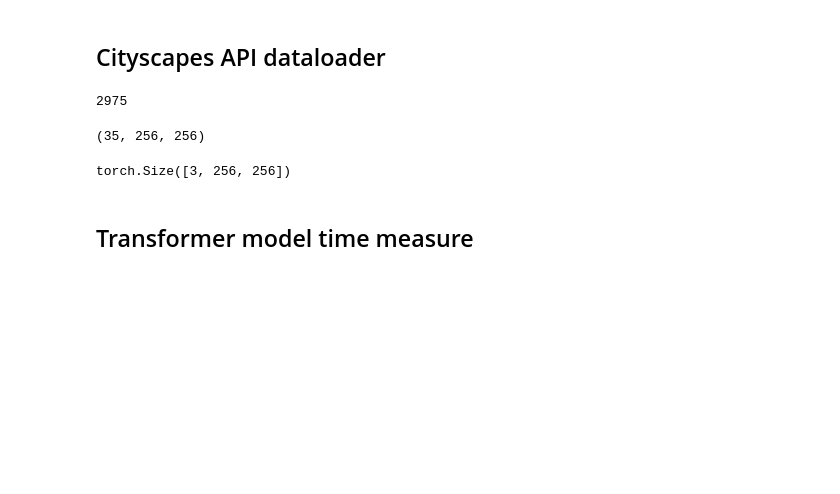
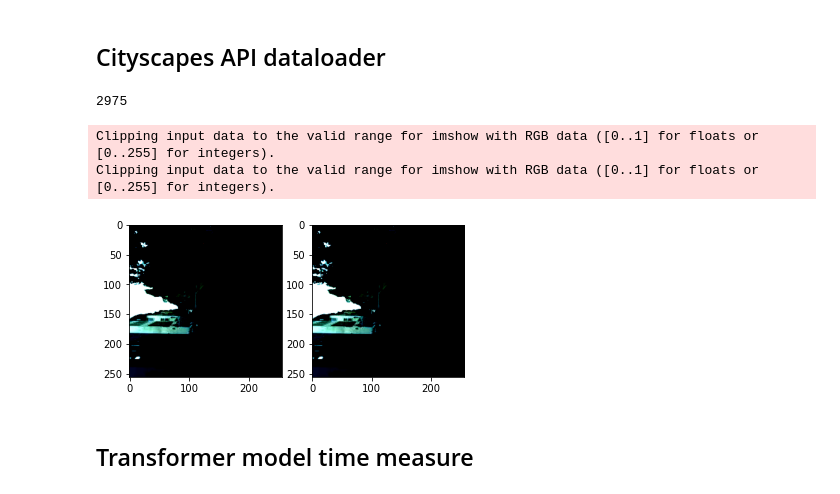
Before and after one commit to otoofim/variational_transformer, a Jupyter notebook: debugging.ipynb, the cells around one changed output. Drawn from its saved outputs; the diff is of its cells as text; code cells hidden in the pictures; blank space fills up the shorter version.

Commit message:
preprocessing completed

```diff
--- a/debugging.ipynb
+++ b/debugging.ipynb
@@ -56,20 +47,28 @@ preprocess_ou = transforms.Compose([
 # %%
-dataloader = CityscapesLoader('../datasets/Cityscapes/', transform_in = preprocess_in, transform_ou = preprocess_ou)
+preprocess_in = transforms.Compose([
+    transforms.ToTensor(),
+    transforms.Normalize(mean=[0.485, 0.456, 0.406], std=[0.229, 0.224, 0.225]),
+])
+
+preprocess_ou = transforms.Compose([
+    transforms.ToTensor(),
+])
+
+
+tr_loader = CityscapesLoader("../datasets/augmented_cityscapes", transform_in = preprocess_in, transform_ou = preprocess_ou)
+train_loader = DataLoader(dataset = tr_loader, batch_size = 50, shuffle = True)
+
+
+
+for i in train_loader:
+    f, axarr = plt.subplots(1,2)
+    axarr[0].imshow(i["image"][0].permute(2,1,0))
+    axarr[1].imshow(i["image"][0].permute(2,1,0))
+    break
+# %% [output]
+Clipping input data to the valid range for imshow with RGB data ([0..1] for floats or [0..255] for integers).
+Clipping input data to the valid range for imshow with RGB data ([0..1] for floats or [0..255] for integers).
+[figure, added]
-# %%
-for i in dataloader:
-    #f, axarr = plt.subplots(1,2)
-    #axarr[0].imshow(i['image'])
-    #axarr[1].imshow(i["label"])
-    ll = i["image"]
-    print(np.array(i["label"]).shape)
-    #print(i["label"])
-    break
-# %% [output]
-(35, 256, 256)
-# %%
-ll.shape
-# %% [output]
-torch.Size([3, 256, 256])
 # %% [markdown]
 ## Transformer model time measure
 # %%
```
Also changed, not shown: parts of 10 cells of this notebook, 4 other files.
